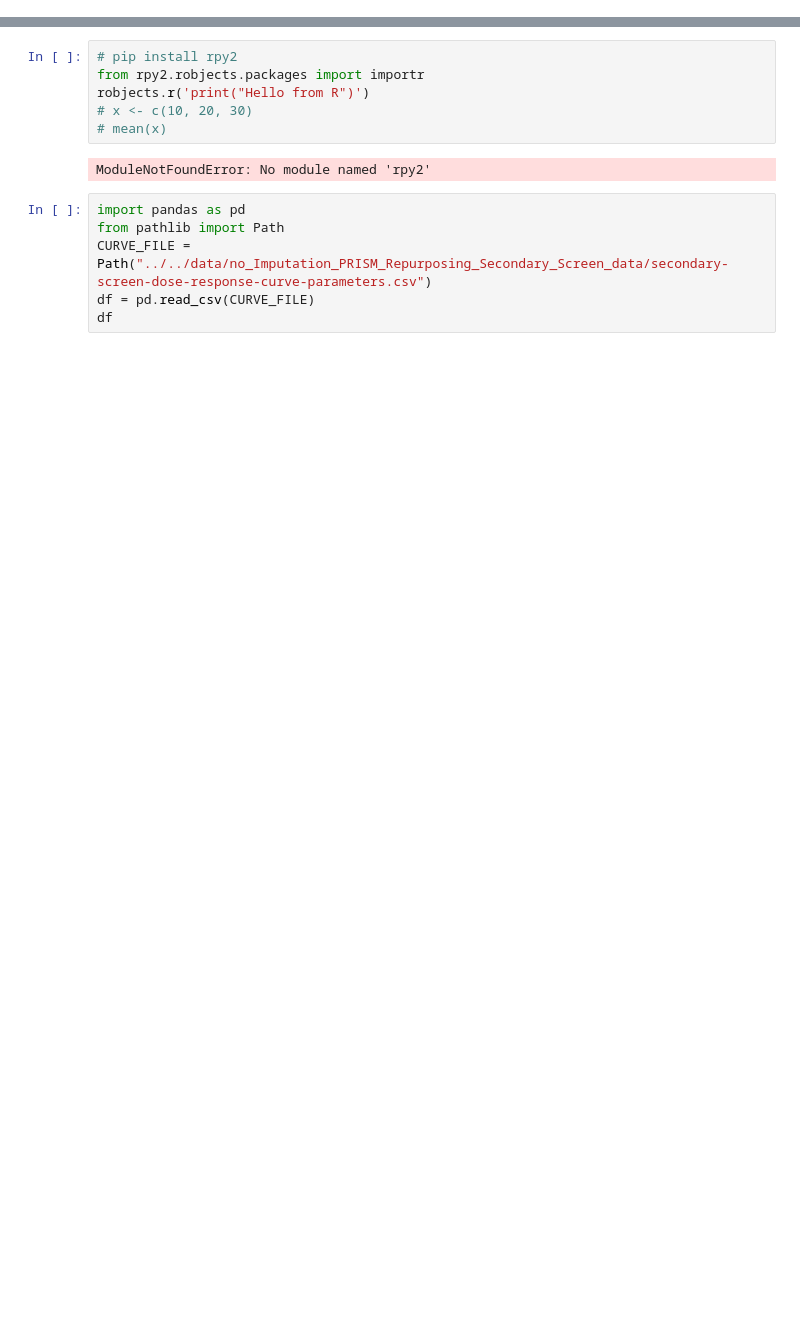
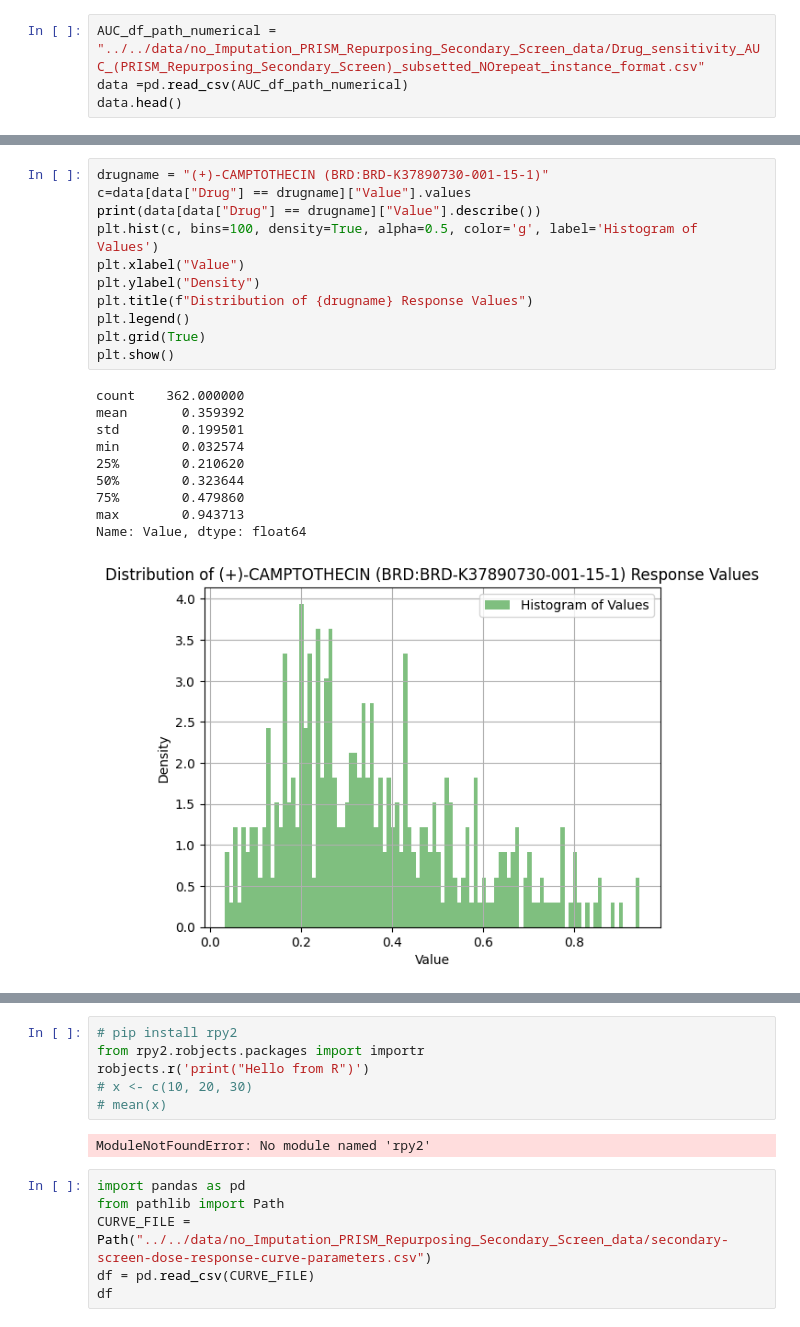
Before and after one commit to chiu-kai/ESPF_OMICS, a Jupyter notebook: utils/LOBICO .ipynb, the cells around one changed output, grey strips where cells are left out. Saved outputs shown, nothing was run; the diff lists cells and outputs as text; blank space fills up the shorter version.

```diff
--- a/utils/LOBICO .ipynb
+++ b/utils/LOBICO .ipynb
@@ -0,0 +14,4 @@
+# %%
+AUC_df_path_numerical = "../../data/no_Imputation_PRISM_Repurposing_Secondary_Screen_data/Drug_sensitivity_AUC_(PRISM_Repurposing_Secondary_Screen)_subsetted_NOrepeat_instance_format.csv"
+data =pd.read_csv(AUC_df_path_numerical)
+data.head()
@@ -0,0 +38,22 @@
+# %%
+drugname = "(+)-CAMPTOTHECIN (BRD:BRD-K37890730-001-15-1)"
+c=data[data["Drug"] == drugname]["Value"].values
+print(data[data["Drug"] == drugname]["Value"].describe())
+plt.hist(c, bins=100, density=True, alpha=0.5, color='g', label='Histogram of Values')
+plt.xlabel("Value")
+plt.ylabel("Density")
+plt.title(f"Distribution of {drugname} Response Values")
+plt.legend()
+plt.grid(True)
+plt.show()
+# %% [output]
+count    362.000000
+mean       0.359392
+std        0.199501
+min        0.032574
+25%        0.210620
+50%        0.323644
+75%        0.479860
+max        0.943713
+Name: Value, dtype: float64
+[figure, added]
```
Also changed, not shown: parts of 12 cells of this notebook, 18 other files.
